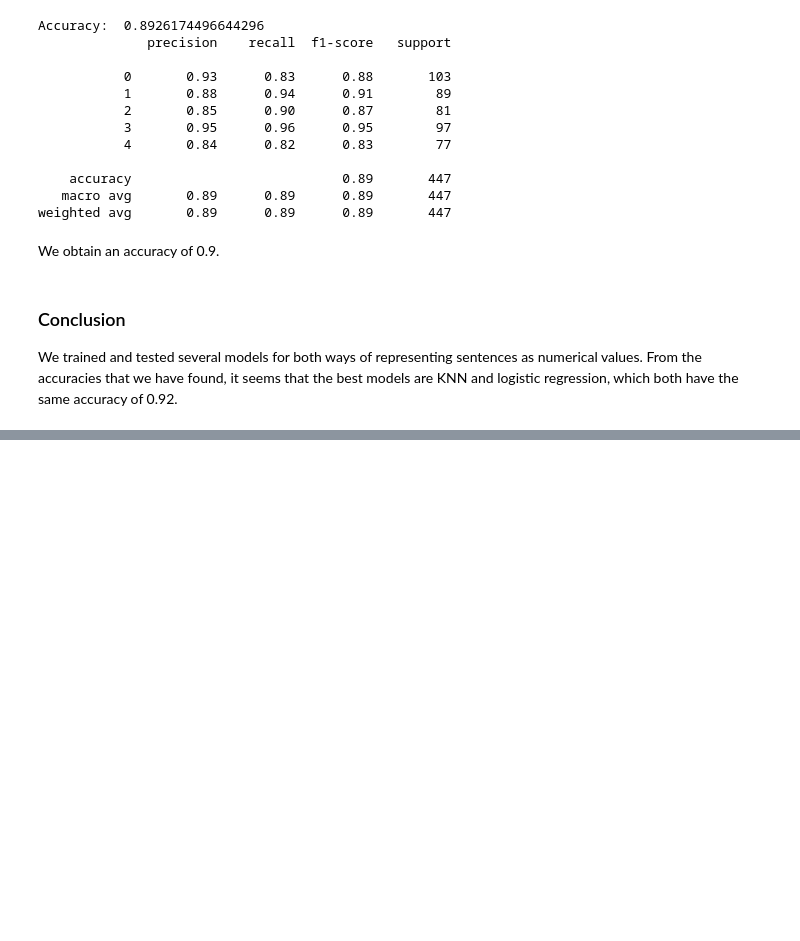
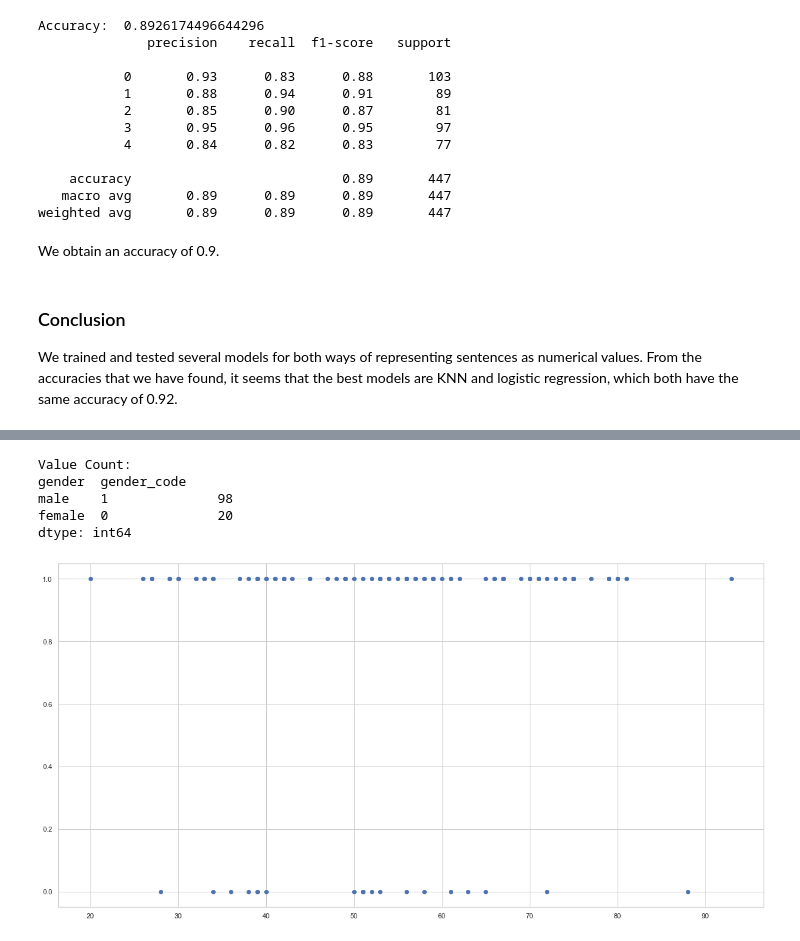
Before and after one commit to epfl-ada/ada-2021-project-adamandeve, a Jupyter notebook: model_training.ipynb, the cells around one changed output, grey strips where cells are left out. Cells and saved outputs as stored; diff of their text form; code cells hidden in the pictures; blank space fills up the shorter version.

Commit message:
start classify quote

```diff
--- a/model_training.ipynb
+++ b/model_training.ipynb
@@ -610,0 +692,4 @@ From the accuracies that we have found, it seems that the best models are KNN an
+# %%
+path_dataset = 'quotes-2020-clean.json.bz2'
+path_dataset_clean = 'quotes-2020-clean_classified.json.bz2'
+add_label(path_dataset, path_dataset_clean)
@@ -610,0 +698,2 @@ From the accuracies that we have found, it seems that the best models are KNN an
+# %%
+df = pd.read_json(path_dataset_clean, lines=True, compression='bz2')
@@ -610,0 +724,4 @@ From the accuracies that we have found, it seems that the best models are KNN an
+# %%
+#load speaker_attributes
+path = "speaker_attributes_final.json.bz2"
+speaker_atr = pd.read_json(path, lines=True, compression='bz2')
@@ -610,0 +737,21 @@ From the accuracies that we have found, it seems that the best models are KNN an
+# %%
+def describe_age_and_gender(site, label, df):
+    data = df[df.urls == site]
+    data = data[data.label == 3]
+    data = pd.merge(data, speaker_atr,how='inner' ,left_on=['qids'],right_on=['id'])
+    data.gender = pd.Categorical(data.gender)
+    data['gender_code'] = data.gender.cat.codes
+    print("Value Count: ")
+    print(data[['gender','gender_code' ]].value_counts())
+    plt.figure(figsize=(20, 10))
+    plt.plot(2021 - data['date_of_birth'], data['gender_code'], 'o')
+    plt.show()
+
+describe_age_and_gender('msn.com', 3, df)
+# %% [output]
+Value Count:
+gender  gender_code
+male    1              98
+female  0              20
+dtype: int64
+[figure, added]
```
Also changed, not shown: parts of 14 cells of this notebook.
